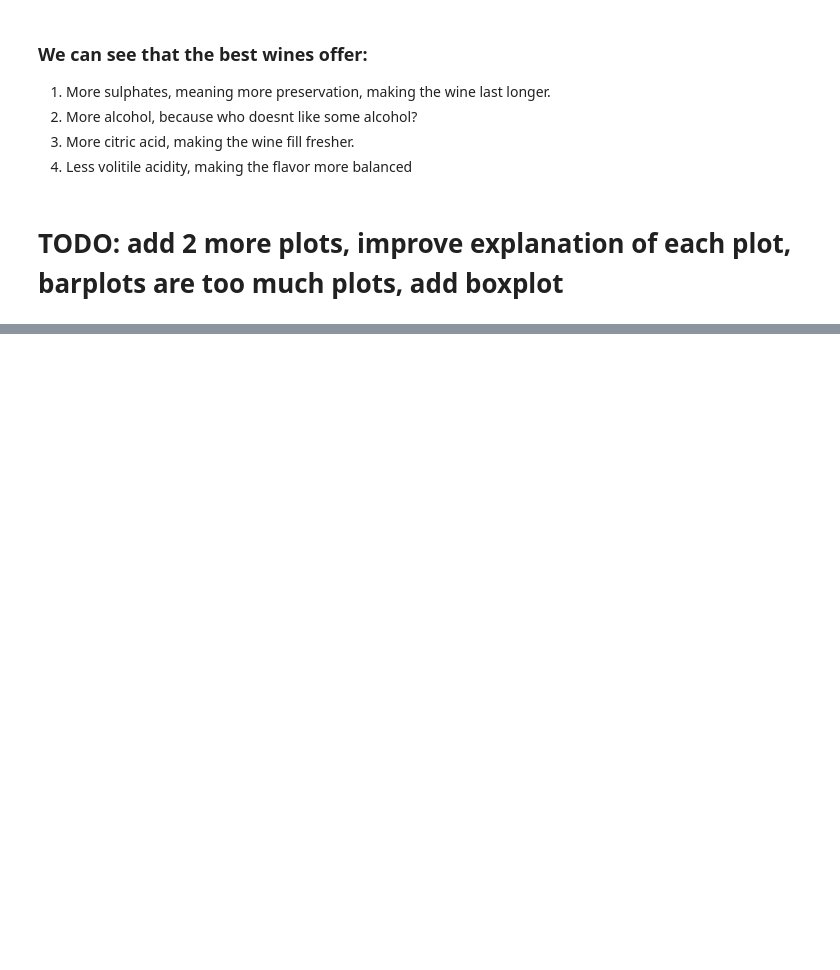
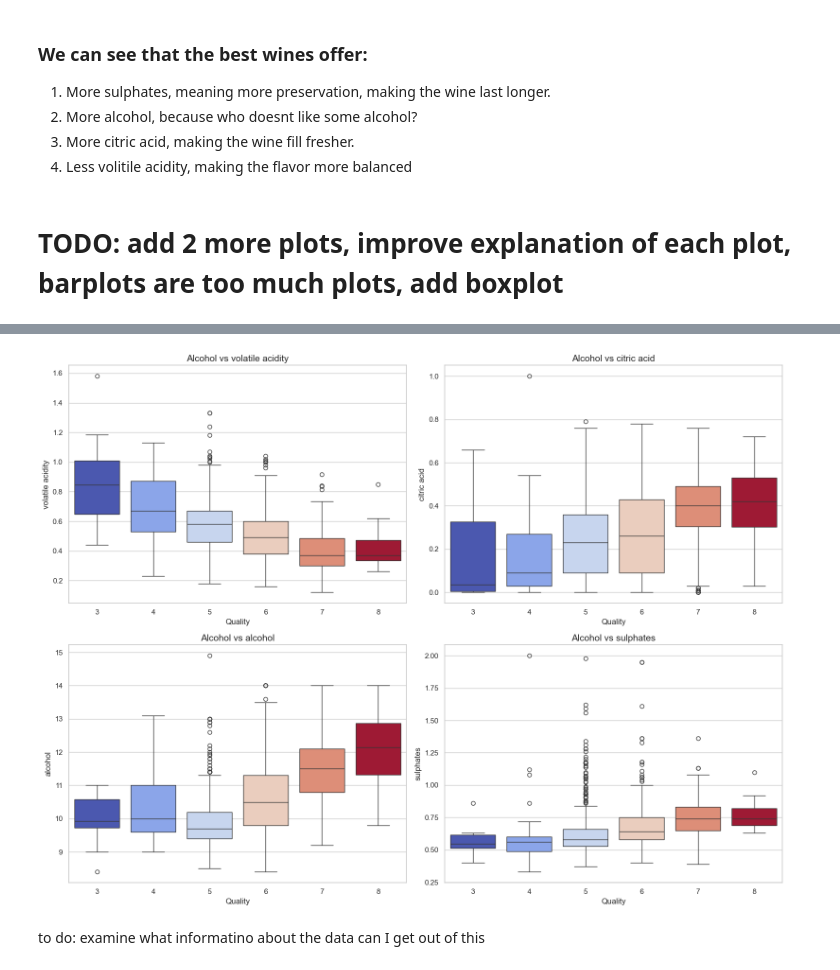
Before and after one commit to airbagdeer/tabular-ds-project, a Jupyter notebook: EX1.ipynb, the cells around one changed output, grey strips where cells are left out. Saved outputs shown, nothing was run; the diff lists cells and outputs as text; code cells hidden in the pictures; blank space fills up the shorter version.

```diff
--- a/EX1.ipynb
+++ b/EX1.ipynb
@@ -177,0 +205,24 @@ plt.show()
+# %%
+corelated_features = ['volatile acidity', 'citric acid', 'alcohol' ,'sulphates']
+
+# Create a figure with a subplot for each corelated feature
+fig, axes = plt.subplots(len(corelated_features)//2, 2, figsize=(16, 12))
+
+# Box plot for the first correlated feature (e.g., alcohol vs quality)
+
+for idx, feature in enumerate(corelated_features):
+    sns.boxplot(x=target, y=feature, hue=target, data=dfr, ax=axes[idx // 2, idx % 2], palette="coolwarm", dodge=False)
+    axes[idx // 2, idx % 2].set_title(f"Alcohol vs {feature}", fontsize=14)
+    axes[idx // 2, idx % 2].set_xlabel("Quality", fontsize=12)
+    axes[idx // 2, idx % 2].set_ylabel(feature, fontsize=12)
+    axes[idx // 2, idx % 2].legend_.remove()  # Remove the legend for cleaner visualization
+
+# Adjust layout for better spacing
+plt.tight_layout()
+
+# Show the plots
+plt.show()
+# %% [output]
+[figure, added]
+# %% [markdown]
+to do: examine what informatino about the data can I get out of this
```
Also changed, not shown: parts of 3 cells of this notebook.
